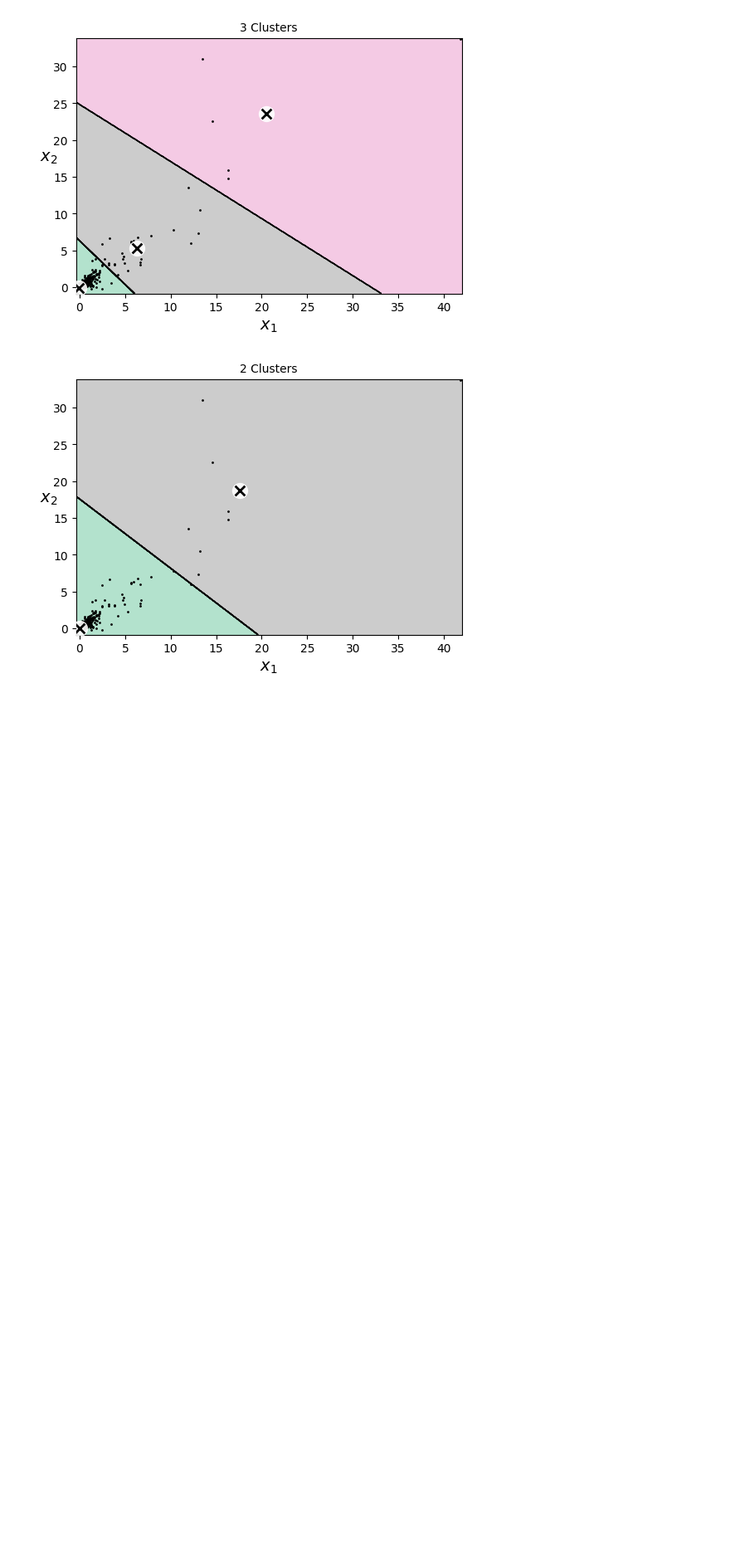
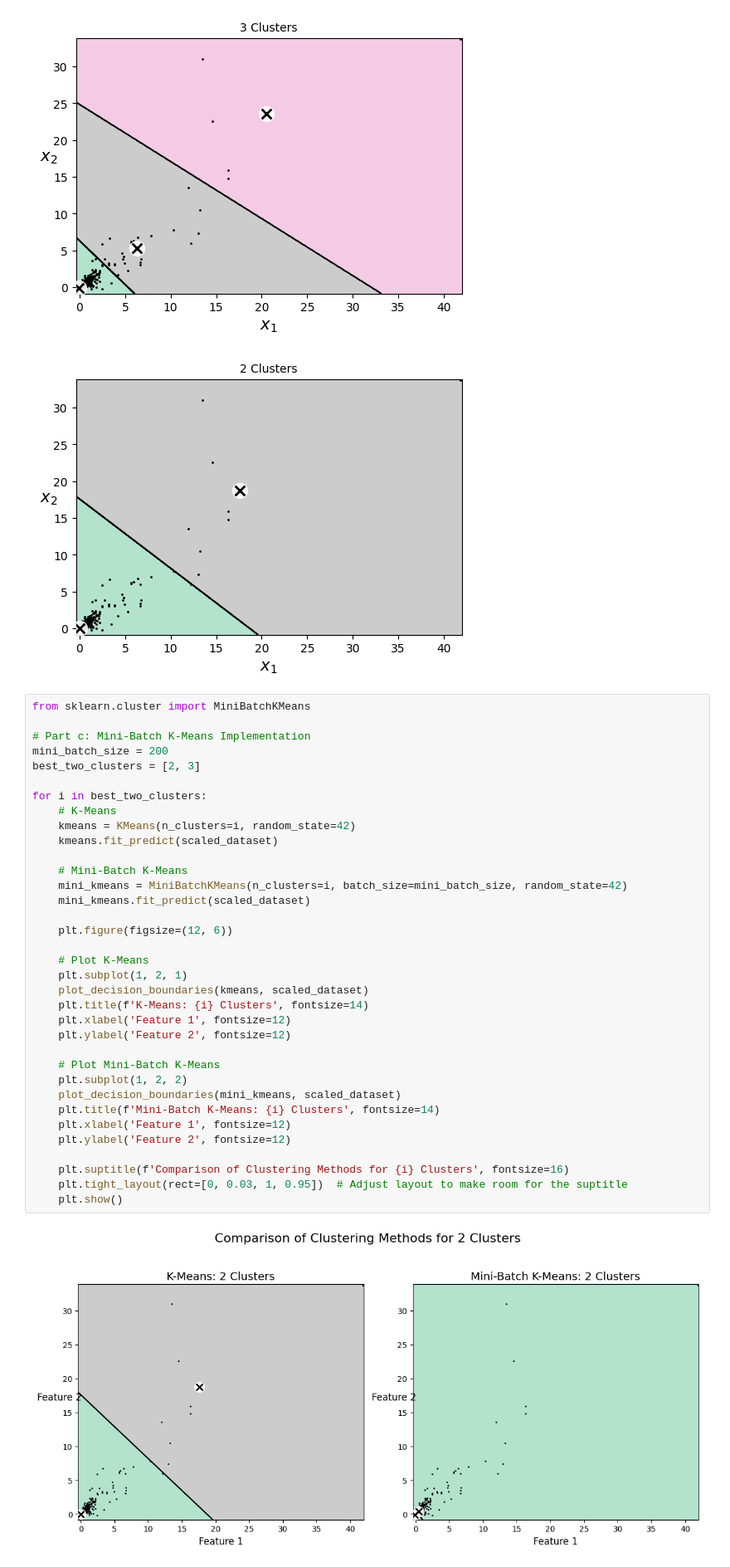
Before and after one commit to fabio-pecora/machine-learning-and-data-mining-csc735, a Jupyter notebook: 2nd-homework/HW2_Part1.ipynb, the cells around one changed output. Shown at 83% size. Drawn from its saved outputs; the diff is of its cells as text; blank space fills up the shorter version.

```diff
--- a/2nd-homework/HW2_Part1.ipynb
+++ b/2nd-homework/HW2_Part1.ipynb
@@ -135,3 +135,40 @@ for i in best_clusters:
 # %% [output]
 [figure]
 [figure]
+# %%
+from sklearn.cluster import MiniBatchKMeans
+
+# Part c: Mini-Batch K-Means Implementation
+mini_batch_size = 200
+best_two_clusters = [2, 3]
+
+for i in best_two_clusters:
+    # K-Means
+    kmeans = KMeans(n_clusters=i, random_state=42)
+    kmeans.fit_predict(scaled_dataset)
+
+    # Mini-Batch K-Means
+    mini_kmeans = MiniBatchKMeans(n_clusters=i, batch_size=mini_batch_size, random_state=42)
+    mini_kmeans.fit_predict(scaled_dataset)
+
+    plt.figure(figsize=(12, 6))
+
+    # Plot K-Means
+    plt.subplot(1, 2, 1)
+    plot_decision_boundaries(kmeans, scaled_dataset)
+    plt.title(f'K-Means: {i} Clusters', fontsize=14)
+    plt.xlabel('Feature 1', fontsize=12)
+    plt.ylabel('Feature 2', fontsize=12)
+
+    # Plot Mini-Batch K-Means
+    plt.subplot(1, 2, 2)
+    plot_decision_boundaries(mini_kmeans, scaled_dataset)
+    plt.title(f'Mini-Batch K-Means: {i} Clusters', fontsize=14)
+    plt.xlabel('Feature 1', fontsize=12)
+    plt.ylabel('Feature 2', fontsize=12)
+
+    plt.suptitle(f'Comparison of Clustering Methods for {i} Clusters', fontsize=16)
+    plt.tight_layout(rect=[0, 0.03, 1, 0.95])  # Adjust layout to make room for the suptitle
+    plt.show()
+# %% [output]
+[figure, added]
```
Also changed, not shown: parts of 4 cells of this notebook.
